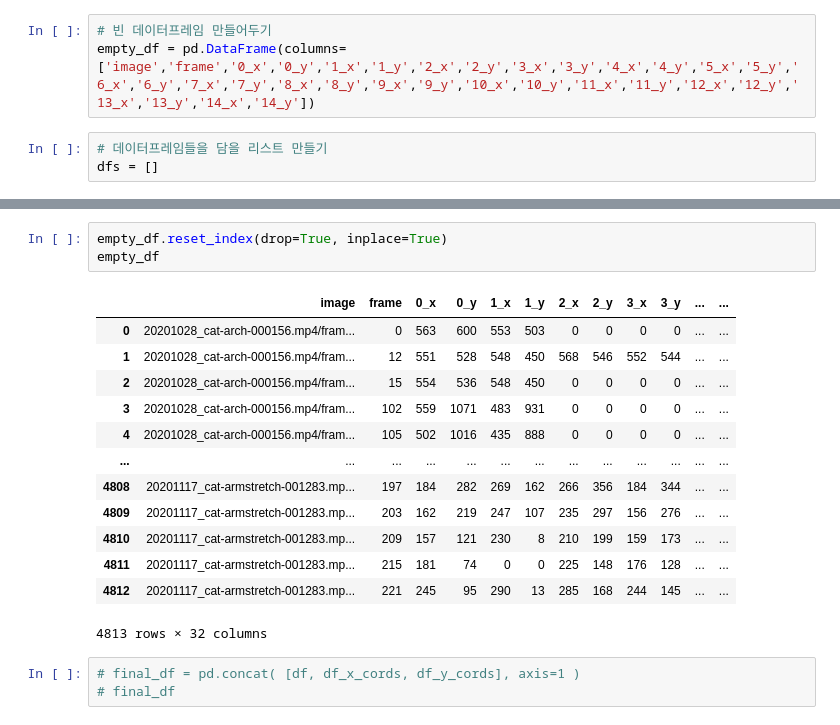
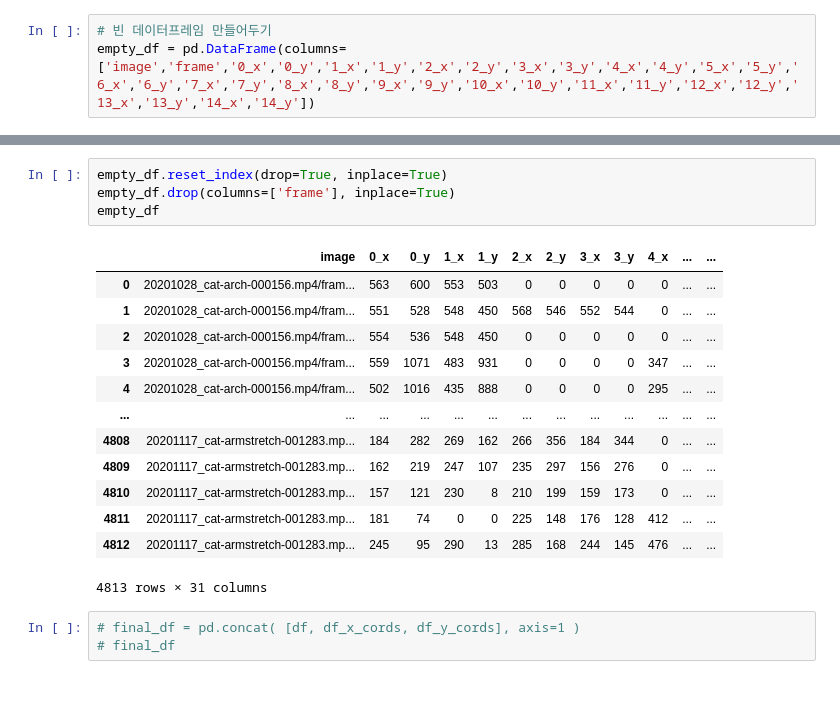
Before and after one commit to Nagyeomhan/CatMiniProject, a Jupyter notebook: glob_final.ipynb, the cells around one changed output, grey strips where cells are left out. Saved outputs shown, nothing was run; the diff lists cells and outputs as text; blank space fills up the shorter version.

```diff
--- a/glob_final.ipynb
+++ b/glob_final.ipynb
@@ -102,9 +102,6 @@ def getFrameNumEx(imgcol):
 # %%
 # 빈 데이터프레임 만들어두기
 empty_df = pd.DataFrame(columns=['image','frame','0_x','0_y','1_x','1_y','2_x','2_y','3_x','3_y','4_x','4_y','5_x','5_y','6_x','6_y','7_x','7_y','8_x','8_y','9_x','9_y','10_x','10_y','11_x','11_y','12_x','12_y','13_x','13_y','14_x','14_y'])
-# %%
-# 데이터프레임들을 담을 리스트 만들기
-dfs = []
 # %%
 for i, (raw, label) in enumerate(zip(videolist, jsonlist)):
     df = pd.DataFrame()
@@ -173,21 +170,22 @@ C:/Users/admin/Desktop/CAT/RAW/ARMSTRETCH/20201115_cat-armstretch-001614.mp4 C:/
 C:/Users/admin/Desktop/CAT/RAW/ARMSTRETCH/20201117_cat-armstretch-001283.mp4 C:/Users/admin/Desktop/CAT/LABEL/ARMSTRETCH/20201117_cat-armstretch-001283.mp4.json
 # %%
 empty_df.reset_index(drop=True, inplace=True)
+empty_df.drop(columns=['frame'], inplace=True)
 empty_df
 # %% [output]
-|  | image | frame | 0_x | 0_y | 1_x | 1_y | 2_x | 2_y | 3_x | 3_y | ... | ... |
-| 0 | 20201028_cat-arch-000156.mp4/fram... | 0 | 563 | 600 | 553 | 503 | 0 | 0 | 0 | 0 | ... | ... |
-| 1 | 20201028_cat-arch-000156.mp4/fram... | 12 | 551 | 528 | 548 | 450 | 568 | 546 | 552 | 544 | ... | ... |
-| 2 | 20201028_cat-arch-000156.mp4/fram... | 15 | 554 | 536 | 548 | 450 | 0 | 0 | 0 | 0 | ... | ... |
-| 3 | 20201028_cat-arch-000156.mp4/fram... | 102 | 559 | 1071 | 483 | 931 | 0 | 0 | 0 | 0 | ... | ... |
-| 4 | 20201028_cat-arch-000156.mp4/fram... | 105 | 502 | 1016 | 435 | 888 | 0 | 0 | 0 | 0 | ... | ... |
+|  | image | 0_x | 0_y | 1_x | 1_y | 2_x | 2_y | 3_x | 3_y | 4_x | ... | ... |
+| 0 | 20201028_cat-arch-000156.mp4/fram... | 563 | 600 | 553 | 503 | 0 | 0 | 0 | 0 | 0 | ... | ... |
+| 1 | 20201028_cat-arch-000156.mp4/fram... | 551 | 528 | 548 | 450 | 568 | 546 | 552 | 544 | 0 | ... | ... |
+| 2 | 20201028_cat-arch-000156.mp4/fram... | 554 | 536 | 548 | 450 | 0 | 0 | 0 | 0 | 0 | ... | ... |
+| 3 | 20201028_cat-arch-000156.mp4/fram... | 559 | 1071 | 483 | 931 | 0 | 0 | 0 | 0 | 347 | ... | ... |
+| 4 | 20201028_cat-arch-000156.mp4/fram... | 502 | 1016 | 435 | 888 | 0 | 0 | 0 | 0 | 295 | ... | ... |
 | ... | ... | ... | ... | ... | ... | ... | ... | ... | ... | ... | ... | ... |
-| 4808 | 20201117_cat-armstretch-001283.mp... | 197 | 184 | 282 | 269 | 162 | 266 | 356 | 184 | 344 | ... | ... |
-| 4809 | 20201117_cat-armstretch-001283.mp... | 203 | 162 | 219 | 247 | 107 | 235 | 297 | 156 | 276 | ... | ... |
-| 4810 | 20201117_cat-armstretch-001283.mp... | 209 | 157 | 121 | 230 | 8 | 210 | 199 | 159 | 173 | ... | ... |
-| 4811 | 20201117_cat-armstretch-001283.mp... | 215 | 181 | 74 | 0 | 0 | 225 | 148 | 176 | 128 | ... | ... |
-| 4812 | 20201117_cat-armstretch-001283.mp... | 221 | 245 | 95 | 290 | 13 | 285 | 168 | 244 | 145 | ... | ... |
+| 4808 | 20201117_cat-armstretch-001283.mp... | 184 | 282 | 269 | 162 | 266 | 356 | 184 | 344 | 0 | ... | ... |
+| 4809 | 20201117_cat-armstretch-001283.mp... | 162 | 219 | 247 | 107 | 235 | 297 | 156 | 276 | 0 | ... | ... |
+| 4810 | 20201117_cat-armstretch-001283.mp... | 157 | 121 | 230 | 8 | 210 | 199 | 159 | 173 | 0 | ... | ... |
+| 4811 | 20201117_cat-armstretch-001283.mp... | 181 | 74 | 0 | 0 | 225 | 148 | 176 | 128 | 412 | ... | ... |
+| 4812 | 20201117_cat-armstretch-001283.mp... | 245 | 95 | 290 | 13 | 285 | 168 | 244 | 145 | 476 | ... | ... |
-4813 rows × 32 columns
+4813 rows × 31 columns
 # %%
 # final_df = pd.concat( [df, df_x_cords, df_y_cords], axis=1 )
 # final_df
```
